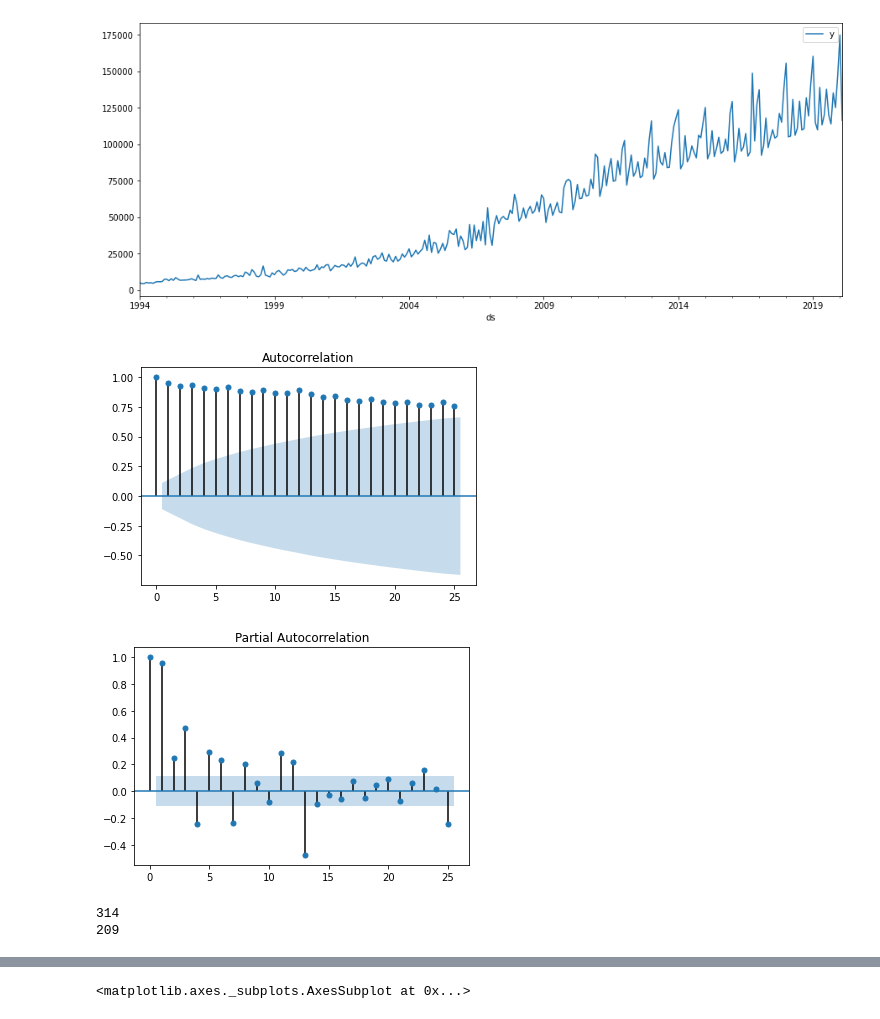
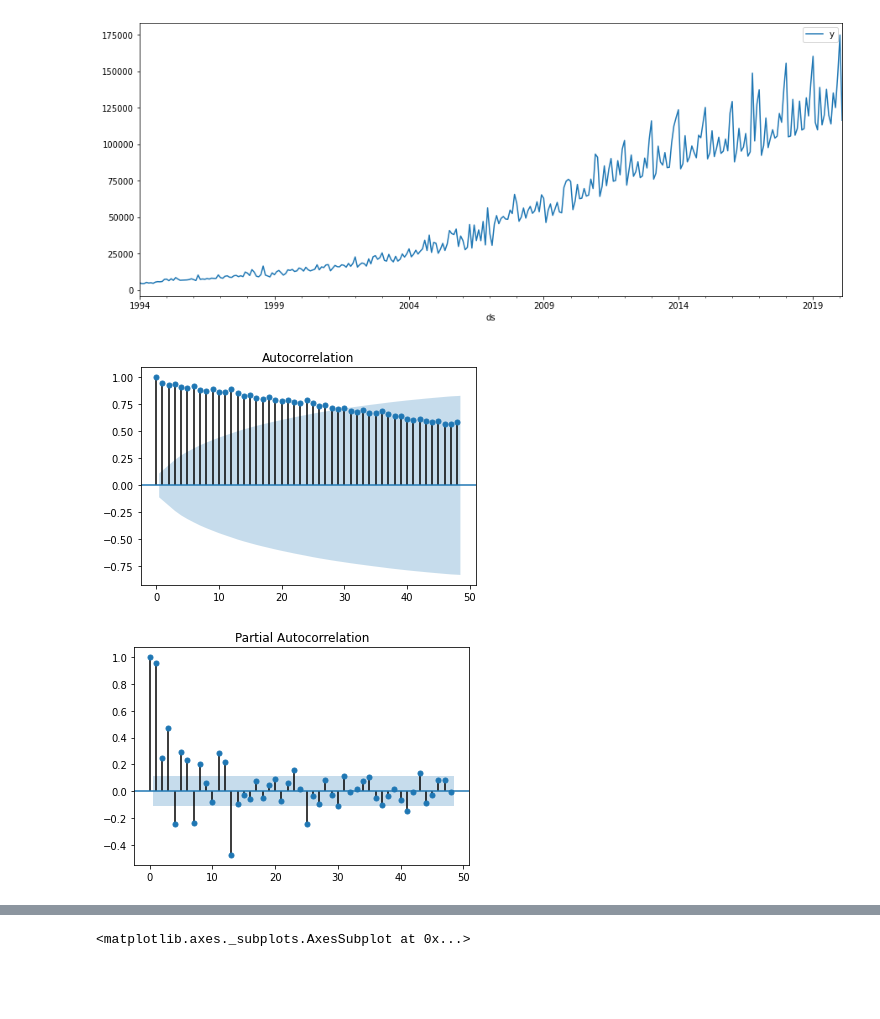
Before and after one commit to mmbs1989/DSWP-Aluno, a Jupyter notebook: TCCfinal.ipynb, the cells around one changed output, grey strips where cells are left out. Saved outputs shown, nothing was run; the diff lists cells and outputs as text; code cells hidden in the pictures; blank space fills up the shorter version.

```diff
--- a/TCCfinal.ipynb
+++ b/TCCfinal.ipynb
@@ -65,20 +65,12 @@ df.plot(figsize=(15,6))
 # %%
 from statsmodels.graphics.tsaplots import plot_acf, plot_pacf
 # %%
-plot_acf(df)
+plot_acf(df, lags=48)
 plt.show()
 # %% [output]
-[figure, old version]
+[figure, new version]
 # %%
-plot_pacf(df)
+plot_pacf(df, lags=48)
 plt.show()
 # %% [output]
-[figure, old version]
+[figure, new version]
-# %%
-n = len(df)
-print(n)
-train_size = int(2/3*n)
-print(train_size)
-# %% [output]
-314
-209
```
Also changed, not shown: parts of 6 cells of this notebook.
